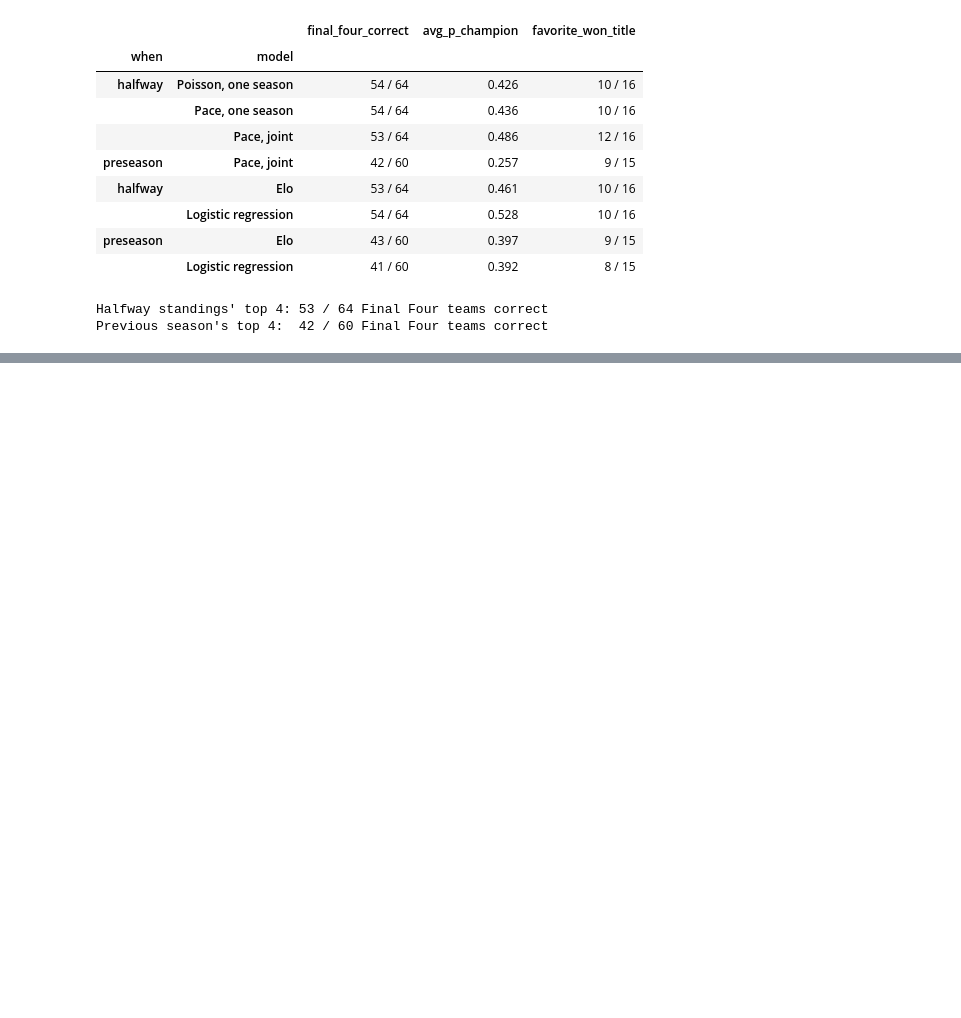
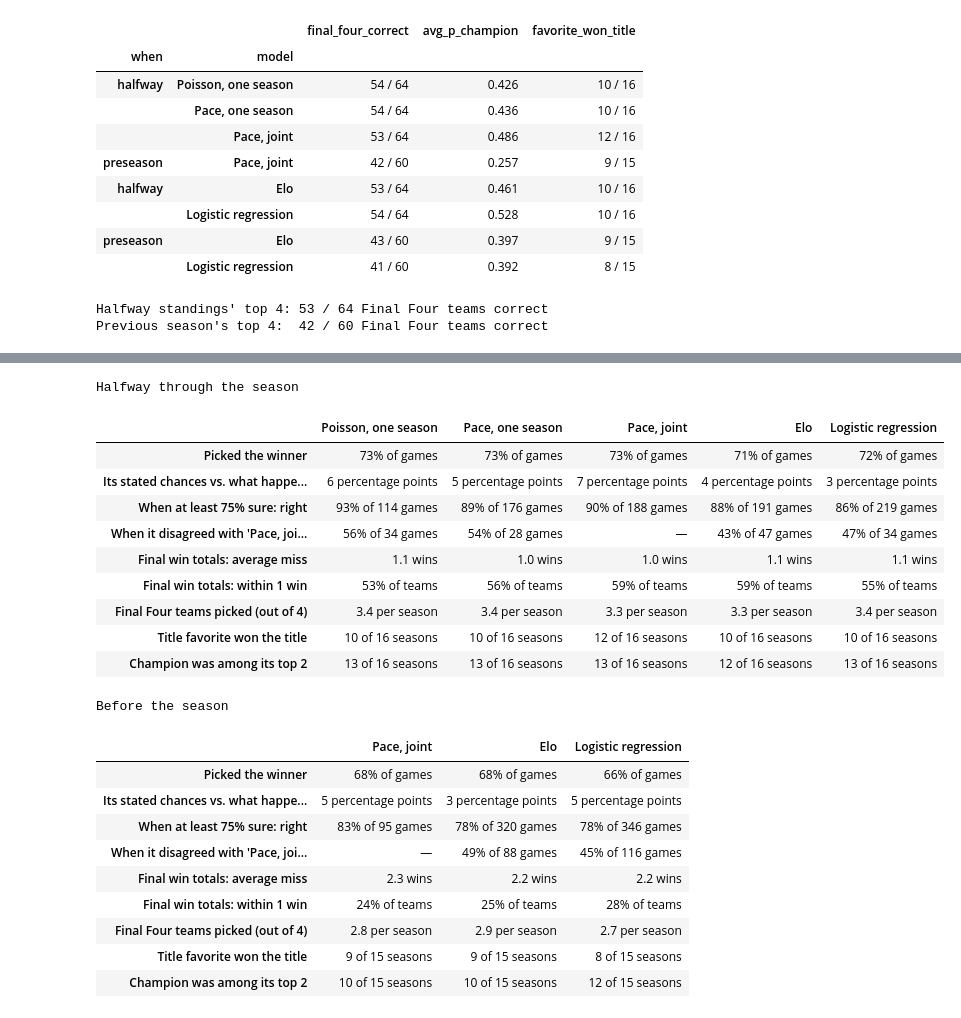
Before and after one commit to joshuacortez/bayesian-blog, a Jupyter notebook: uaap basketball across seasons.ipynb, the cells around one changed output, grey strips where cells are left out. Saved outputs shown, nothing was run; the diff lists cells and outputs as text; code cells hidden in the pictures; blank space fills up the shorter version.

```diff
--- a/uaap basketball across seasons.ipynb
+++ b/uaap basketball across seasons.ipynb
@@ -1134,0 +1183,71 @@ For the champion, the joint pace model's favorite at the halfway point won the t
+# %%
+def calibration_gap(g):
+    """Average gap between the favorite's stated chance and how often favorites won, over groups of similar chances."""
+    favorite_p = np.maximum(g.p_home_win, 1 - g.p_home_win)
+    groups = g.assign(favorite_p=favorite_p).groupby(pd.cut(favorite_p, [0.5, 0.6, 0.7, 0.8, 0.9, 1.0]), observed=True)
+    stats = groups.agg(predicted=("favorite_p", "mean"), actual=("correct", "mean"), games=("correct", "size"))
+    return np.average((stats.predicted - stats.actual).abs(), weights=stats.games)
+
+
+def scorecard(when, reference="Pace, joint"):
+    """Plain-language comparison of the models' predictions, for one prediction point."""
+    d = bt_games[bt_games.when == when].copy()
+    d["pick_home"] = d.p_home_win > 0.5
+    d["confident"] = np.maximum(d.p_home_win, 1 - d.p_home_win) >= 0.75
+    picks = d.pivot_table(index=["season", "home", "away"], columns="model", values="pick_home")
+    home_won = d.groupby(["season", "home", "away"]).home_won.first().loc[picks.index]
+
+    t = bt_teams[bt_teams.when == when].merge(seasons[["season", "team", "wins"]], on=["season", "team"])
+    n_seasons = t.season.nunique()
+    card = {}
+    for model, g in d.groupby("model", sort=False):
+        tm = t[t.model == model]
+        miss = (tm.expected_wins - tm.wins).abs()
+        ranked = tm.assign(rank=tm.groupby("season").p_champion.rank(ascending=False, method="first"))
+        disagree = picks[model] != picks[reference]
+        right_when_disagree = (picks[model][disagree] == home_won[disagree]).mean() if model != reference else np.nan
+        card[model] = {
+            "Picked the winner": f"{g.correct.mean():.0%} of games",
+            "Its stated chances vs. what happened: off by": f"{calibration_gap(g) * 100:.0f} percentage points",
+            "When at least 75% sure: right": (
+                f"{g[g.confident].correct.mean():.0%} of {g.confident.sum()} games" if g.confident.any() else "never that sure"
+            ),
+            f"When it disagreed with '{reference}': right": (
+                "—" if model == reference else f"{right_when_disagree:.0%} of {disagree.sum()} games"
+            ),
+            "Final win totals: average miss": f"{miss.mean():.1f} wins",
+            "Final win totals: within 1 win": f"{(miss <= 1).mean():.0%} of teams",
+            "Final Four teams picked (out of 4)": f"{ff[(ff.when == when) & (ff.model == model)].correct.mean():.1f} per season",
+            "Title favorite won the title": f"{ranked[(ranked['rank'] == 1) & ranked.champion].shape[0]} of {n_seasons} seasons",
+            "Champion was among its top 2": f"{ranked[(ranked['rank'] <= 2) & ranked.champion].shape[0]} of {n_seasons} seasons",
+        }
+    return pd.DataFrame(card)
+
+
+print("Halfway through the season")
+display(scorecard("halfway"))
+print("Before the season")
+display(scorecard("preseason"))
+# %% [output]
+Halfway through the season
+|  | Poisson, one season | Pace, one season | Pace, joint | Elo | Logistic regression |
+| Picked the winner | 73% of games | 73% of games | 73% of games | 71% of games | 72% of games |
+| Its stated chances vs. what happe... | 6 percentage points | 5 percentage points | 7 percentage points | 4 percentage points | 3 percentage points |
+| When at least 75% sure: right | 93% of 114 games | 89% of 176 games | 90% of 188 games | 88% of 191 games | 86% of 219 games |
+| When it disagreed with 'Pace, joi... | 56% of 34 games | 54% of 28 games | — | 43% of 47 games | 47% of 34 games |
+| Final win totals: average miss | 1.1 wins | 1.0 wins | 1.0 wins | 1.1 wins | 1.1 wins |
+| Final win totals: within 1 win | 53% of teams | 56% of teams | 59% of teams | 59% of teams | 55% of teams |
+| Final Four teams picked (out of 4) | 3.4 per season | 3.4 per season | 3.3 per season | 3.3 per season | 3.4 per season |
+| Title favorite won the title | 10 of 16 seasons | 10 of 16 seasons | 12 of 16 seasons | 10 of 16 seasons | 10 of 16 seasons |
+| Champion was among its top 2 | 13 of 16 seasons | 13 of 16 seasons | 13 of 16 seasons | 12 of 16 seasons | 13 of 16 seasons |
+Before the season
+|  | Pace, joint | Elo | Logistic regression |
+| Picked the winner | 68% of games | 68% of games | 66% of games |
+| Its stated chances vs. what happe... | 5 percentage points | 3 percentage points | 5 percentage points |
+| When at least 75% sure: right | 83% of 95 games | 78% of 320 games | 78% of 346 games |
+| When it disagreed with 'Pace, joi... | — | 49% of 88 games | 45% of 116 games |
+| Final win totals: average miss | 2.3 wins | 2.2 wins | 2.2 wins |
+| Final win totals: within 1 win | 24% of teams | 25% of teams | 28% of teams |
+| Final Four teams picked (out of 4) | 2.8 per season | 2.9 per season | 2.7 per season |
+| Title favorite won the title | 9 of 15 seasons | 9 of 15 seasons | 8 of 15 seasons |
+| Champion was among its top 2 | 10 of 15 seasons | 10 of 15 seasons | 12 of 15 seasons |
```
Also changed, not shown: parts of 17 cells of this notebook.
